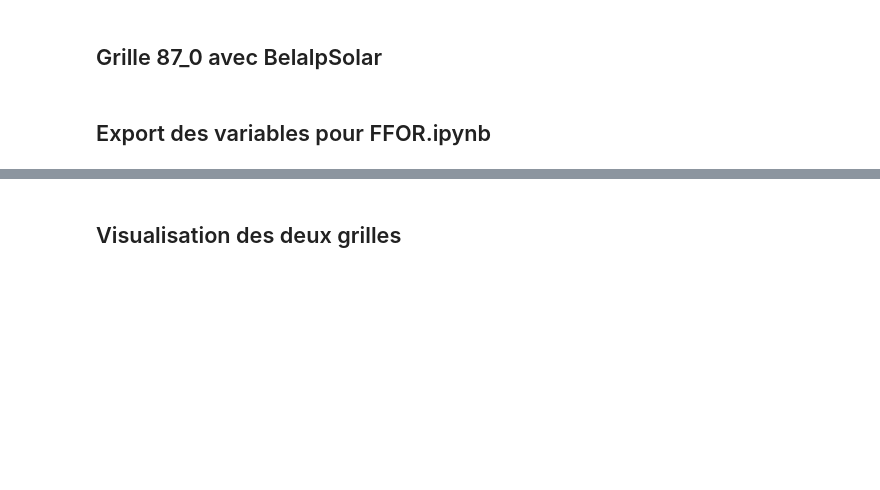
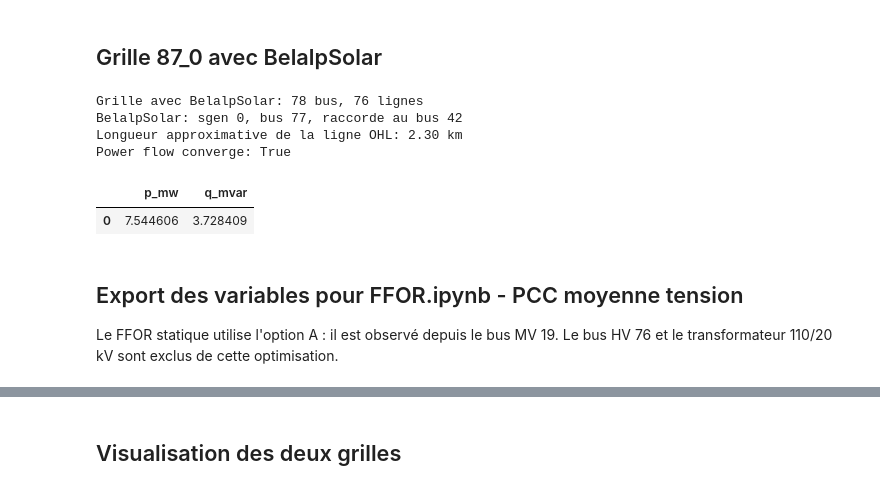
Before and after one commit to Jad-Lostan/Swiss-PDGs, a Jupyter notebook: BELALP/grid_generation_belalp.ipynb, the cells around one changed output, grey strips where cells are left out. Saved outputs shown, nothing was run; the diff lists cells and outputs as text; code cells hidden in the pictures; blank space fills up the shorter version.

Commit message:
fini pour aujo

```diff
--- a/BELALP/grid_generation_belalp.ipynb
+++ b/BELALP/grid_generation_belalp.ipynb
@@ -27,8 +27,14 @@ with open(data_dir / "ffor_data.pkl", "rb") as f_pkl:
 belalp_name = "BelalpSolar PV"
 belalp_latitude = 46.39776
 belalp_longitude = 7.97738
-belalp_p_mw_nominal = 5.7
-belalp_q_mvar = 0.0
+# Sources publiques: 8.1 MWp et 12 GWh/an. La puissance AC exacte des
+# onduleurs n'est pas publiee: le dimensionnement ci-dessous est une hypothese.
+belalp_p_mwp = 8.1
+belalp_annual_energy_mwh = 12_000.0
+belalp_p_available_mw = belalp_annual_energy_mwh / 8760
+belalp_q_mvar_base = 0.0
+belalp_cos_phi_assumed = float(ffor_data["cos_phi"])
+belalp_s_inv_mva_assumed = belalp_p_mwp / belalp_cos_phi_assumed
 # %% [markdown]
 ## Grille 87_0 sans BelalpSolar
 # %%
@@ -212,35 +223,44 @@ belalp_bus = pp.create_bus(
     type="n",
 )
 belalp_sgen = pp.create_sgen(
     net_with_belalp,
     bus=belalp_bus,
-    p_mw=belalp_p_mw_nominal,
-    q_mvar=belalp_q_mvar,
+    p_mw=belalp_p_available_mw,
+    q_mvar=belalp_q_mvar_base,
     name=belalp_name,
     type="PV",
 )
 belalp_line = pp.create_line_from_parameters(
     net_with_belalp,
     from_bus=nearest_bus,
     to_bus=belalp_bus,
     length_km=max(connection_length_km, 1e-4),
     r_ohm_per_km=float(ohl_template["r_ohm_per_km"]),
     x_ohm_per_km=float(ohl_template["x_ohm_per_km"]),
     c_nf_per_km=float(ohl_template["c_nf_per_km"]),
     g_us_per_km=float(ohl_template.get("g_us_per_km", 0.0)),
     max_i_ka=float(ohl_template["max_i_ka"]),
     df=float(ohl_template.get("df", 1.0)),
     parallel=int(ohl_template.get("parallel", 1)),
     type="ol",
     name="OHL_87_0_to_BelalpSolar",
 )
 pp.runpp(net_with_belalp, calculate_voltage_angles=True, numba=False)
 
 print(f"Grille avec BelalpSolar: {len(net_with_belalp.bus)} bus, {len(net_with_belalp.line)} lignes")
 print(f"BelalpSolar: sgen {belalp_sgen}, bus {belalp_bus}, raccorde au bus {nearest_bus}")
 print(f"Longueur approximative de la ligne OHL: {connection_length_km:.2f} km")
 print(f"Power flow converge: {net_with_belalp.converged}")
 display(net_with_belalp.res_ext_grid[["p_mw", "q_mvar"]])
+# %% [output]
+Grille avec BelalpSolar: 78 bus, 76 lignes
+BelalpSolar: sgen 0, bus 77, raccorde au bus 42
+Longueur approximative de la ligne OHL: 2.30 km
+Power flow converge: True
+|  | p_mw | q_mvar |
+| 0 | 7.544606 | 3.728409 |
 # %% [markdown]
-## Export des variables pour FFOR.ipynb
+## Export des variables pour FFOR.ipynb - PCC moyenne tension
+
+Le FFOR statique utilise l'option A : il est observé depuis le bus MV 19. Le bus HV 76 et le transformateur 110/20 kV sont exclus de cette optimisation.
 # %%
```
Also changed, not shown: parts of 2 cells of this notebook, 15 other files.
